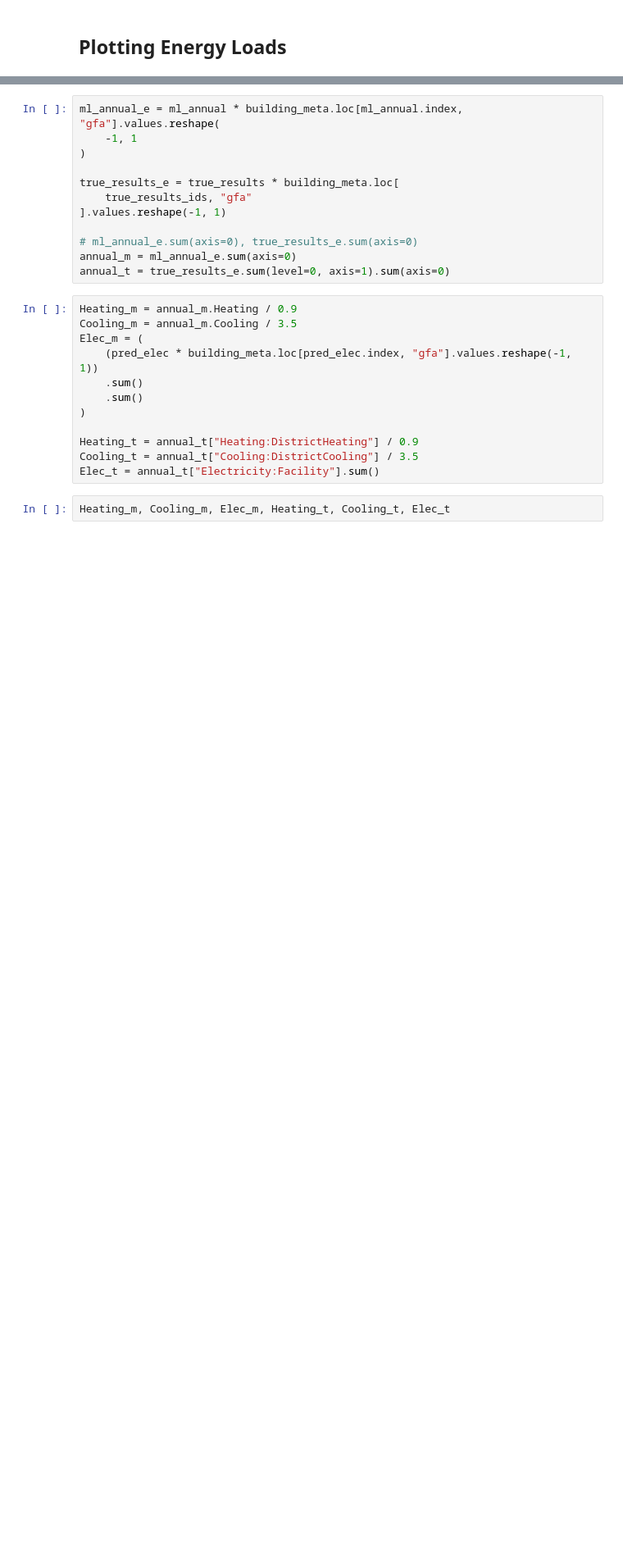
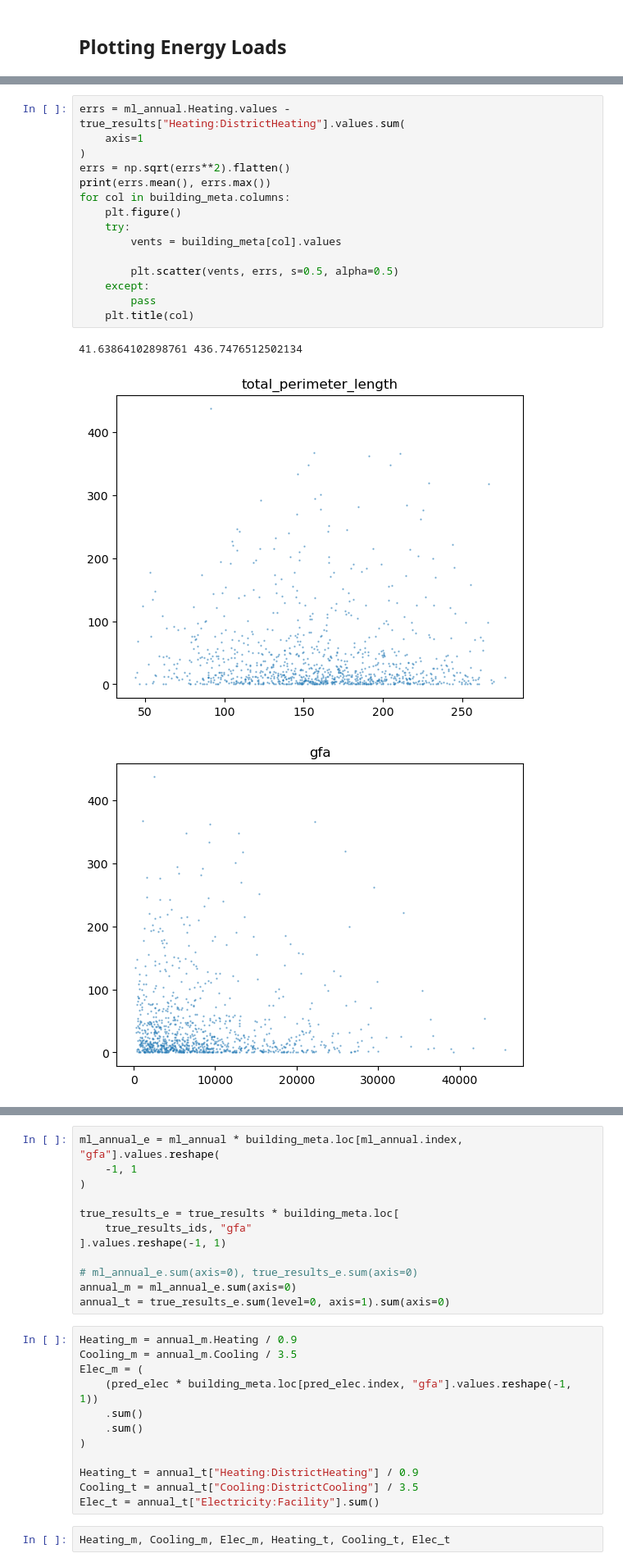
Before and after one commit to szvsw/ml-for-building-energy-modeling, a Jupyter notebook: ml-for-bem/notebooks/validate.ipynb, the cells around one changed output, grey strips where cells are left out. Shown at 82% size. Cells and saved outputs as stored; diff of their text form; blank space fills up the shorter version.

```diff
--- a/ml-for-bem/notebooks/validate.ipynb
+++ b/ml-for-bem/notebooks/validate.ipynb
@@ -362,0 +471,19 @@ fig.tight_layout()
+# %%
+errs = ml_annual.Heating.values - true_results["Heating:DistrictHeating"].values.sum(
+    axis=1
+)
+errs = np.sqrt(errs**2).flatten()
+print(errs.mean(), errs.max())
+for col in building_meta.columns:
+    plt.figure()
+    try:
+        vents = building_meta[col].values
+
+        plt.scatter(vents, errs, s=0.5, alpha=0.5)
+    except:
+        pass
+    plt.title(col)
+# %% [output]
+41.63864102898761 436.7476512502134
+[figure, added]
+[figure, added]
```
Also changed, not shown: parts of 21 cells of this notebook.
